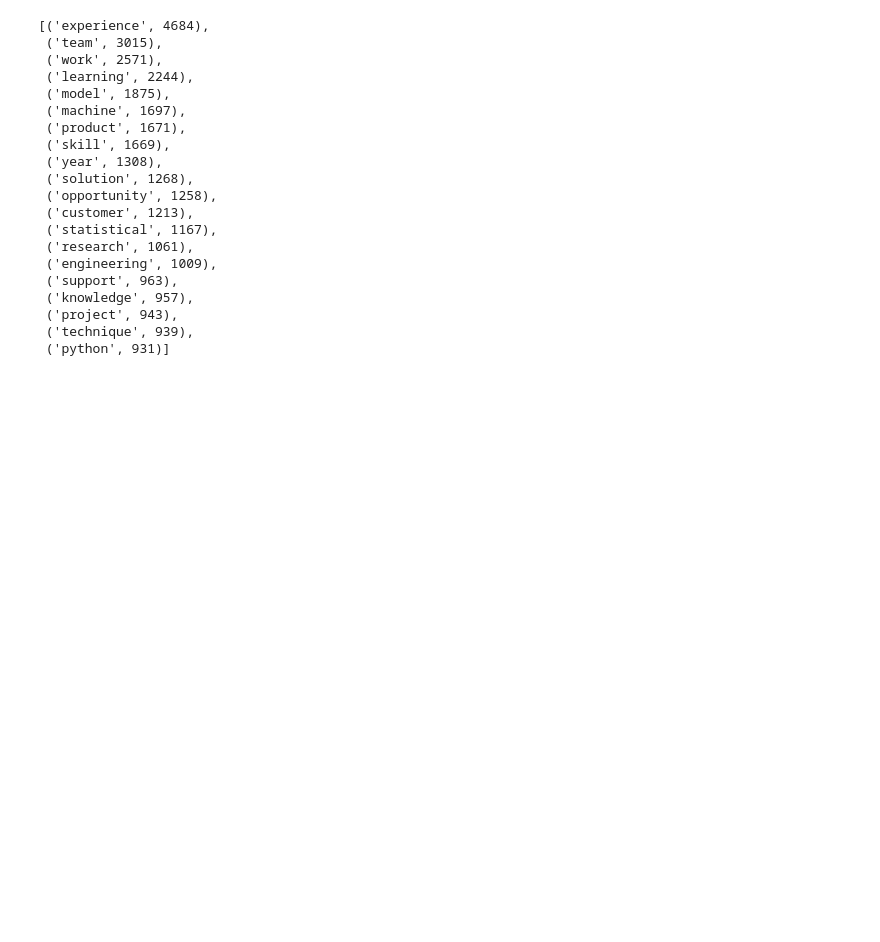
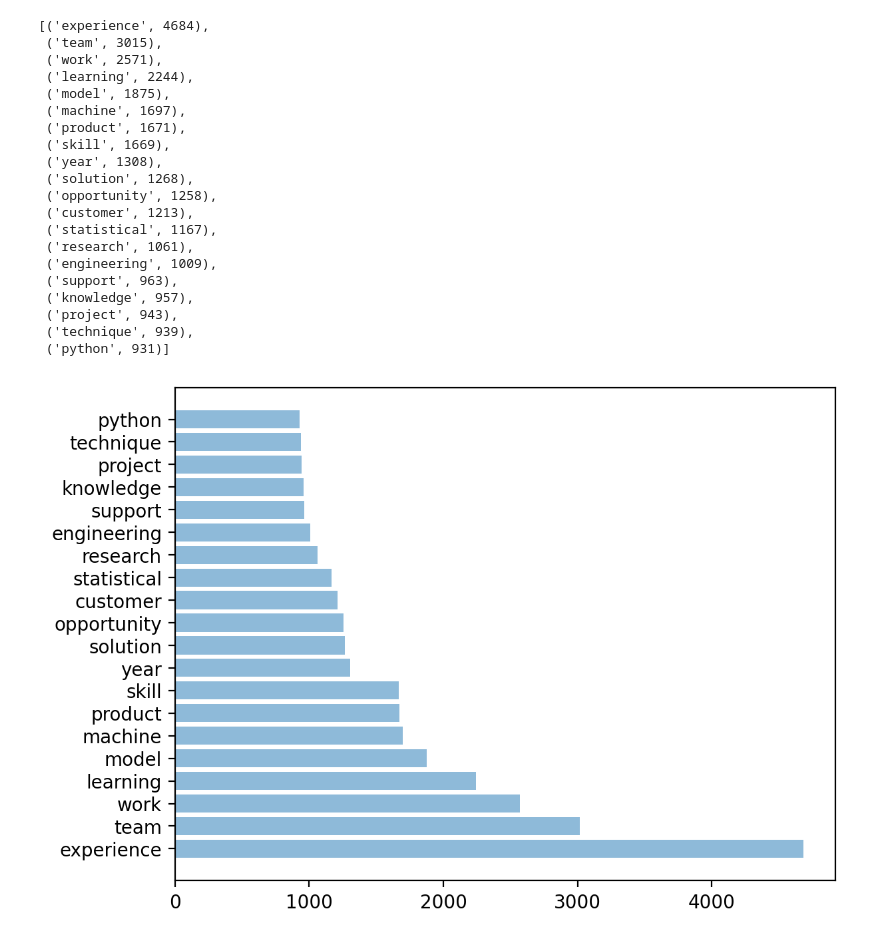
Before and after one commit to ericyang94/DS-Job-Analysis, a Jupyter notebook: Data_Analysis/Indeed_NLP_Analysis.ipynb, the cells around one changed output. Drawn from its saved outputs; the diff is of its cells as text; code cells hidden in the pictures; blank space fills up the shorter version.

```diff
--- a/Data_Analysis/Indeed_NLP_Analysis.ipynb
+++ b/Data_Analysis/Indeed_NLP_Analysis.ipynb
@@ -91,3 +95,11 @@ top_words_20
  ('project', 943),
  ('technique', 939),
  ('python', 931)]
+# %%
+top_words= DataFrame(top_words_20 ,columns=['word','count'])
+# %%
+plt.barh(top_words['word'], top_words['count'], align='center', alpha=0.5)
+
+plt.show()
+# %% [output]
+[figure, added]
```
Also changed, not shown: parts of 7 cells of this notebook.
